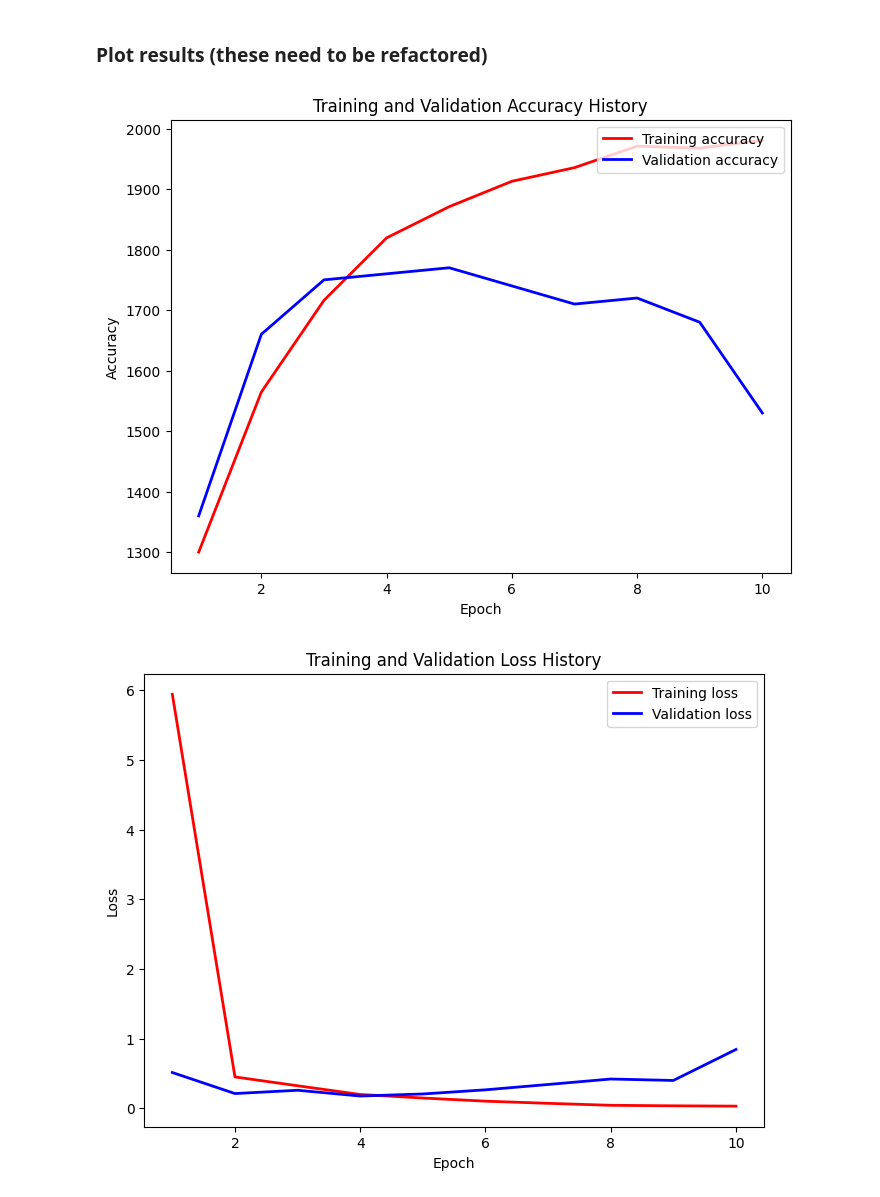
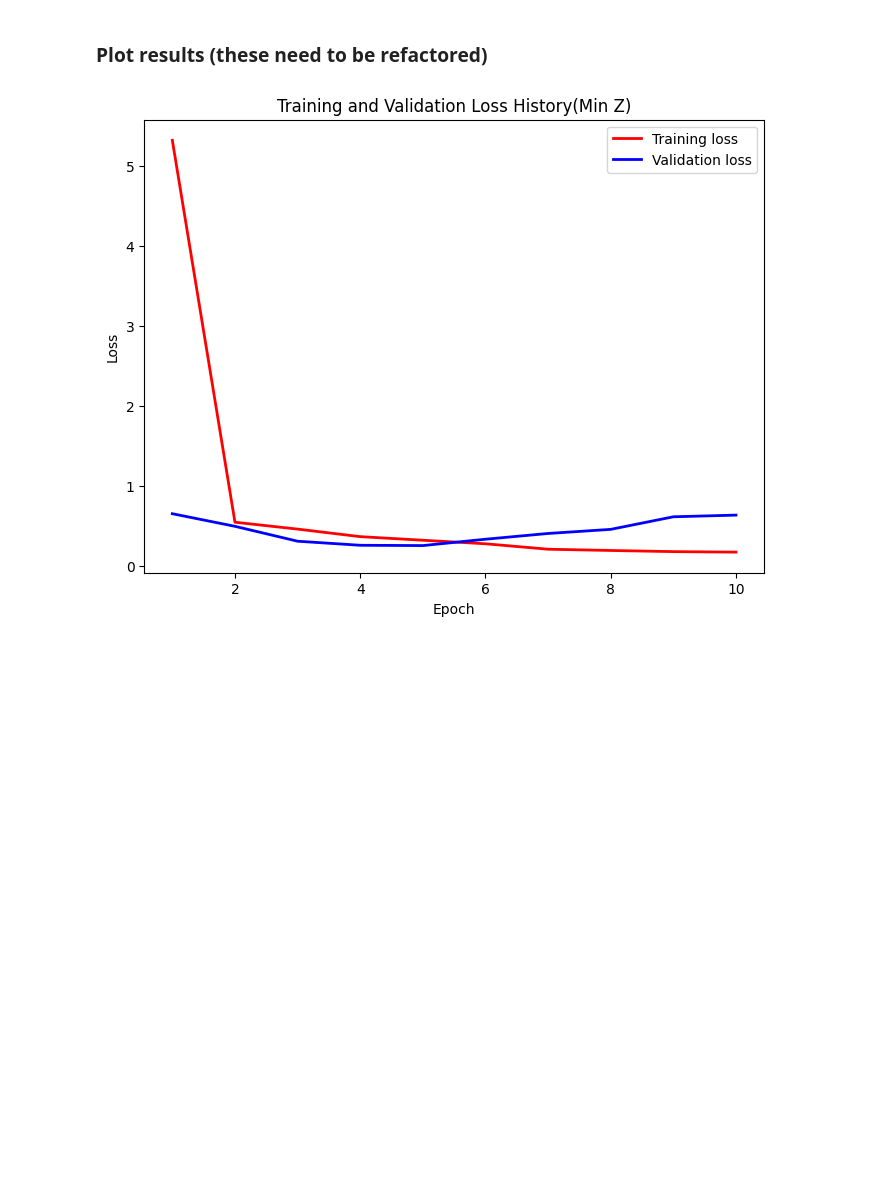
Before and after one commit to abao1999/Embryos, a Jupyter notebook: notebooks/classify_fluo_CNN_torch.ipynb, the cells around one changed output. Saved outputs shown, nothing was run; the diff lists cells and outputs as text; code cells hidden in the pictures; blank space fills up the shorter version.

Commit message:
Added visualizations to pytorch model

```diff
--- a/notebooks/classify_fluo_CNN_torch.ipynb
+++ b/notebooks/classify_fluo_CNN_torch.ipynb
@@ -465,7 +484,7 @@ class LinearClassifier(nn.Module):
 # %%
 import torch.optim as optim
 
-def createLossAndOptimizer(net, learning_rate=0.01):
+def createLossAndOptimizer(net, learning_rate=0.001):
     # it combines softmax with negative log likelihood loss
     criterion = nn.CrossEntropyLoss()
     #optimizer = optim.SGD(net.parameters(), lr=learning_rate, momentum=0.9)
@@ -511,8 +530,8 @@ def train(net, batch_size, n_epochs, learning_rate):
     # Init variables used for plotting the loss
     train_history = []
     val_history = []
-    train_history_acc = []
-    val_history_acc = []
+    # train_history_acc = []
+    # val_history_acc = []
 
     training_start_time = time.time()
     best_error = np.inf
@@ -534,7 +553,6 @@ def train(net, batch_size, n_epochs, learning_rate):
         print_every = n_minibatches // 10
         start_time = time.time()
         total_train_loss = 0
-        n_correct_train = 0
 
         for i, (inputs, labels) in enumerate(train_loader):
 
@@ -546,7 +564,6 @@ def train(net, batch_size, n_epochs, learning_rate):
 
             # forward + backward + optimize
             outputs = net(inputs)
-
             loss = criterion(outputs, labels)
             loss.backward()
             optimizer.step()
@@ -563,16 +580,9 @@ def train(net, batch_size, n_epochs, learning_rate):
                 running_loss = 0.0
                 start_time = time.time()
 
-            _, predictions = torch.max(outputs.data, 1)
-            n_correct_train += (predictions == labels).float().sum()
-
-
-        train_accuracy = 100 * n_correct_train / len(train_loader)
-        train_history_acc.append(train_accuracy)
         train_history.append(total_train_loss / len(train_loader))
 
         total_val_loss = 0
-        n_correct_val = 0
         # Do a pass on the validation set
         # We don't need to compute gradient,
         # we save memory and computation using torch.no_grad()
@@ -581,16 +591,10 @@ def train(net, batch_size, n_epochs, learning_rate):
               # Move tensors to correct device
               inputs, labels = inputs.to(device), labels.to(device)
               # Forward pass
-              outputs = net(inputs)
-
-              val_loss = criterion(outputs, labels)
+              predictions = net(inputs)
+              val_loss = criterion(predictions, labels)
               total_val_loss += val_loss.item()
 
-              _, predictions = torch.max(outputs.data, 1)
-              n_correct_val += (predictions == labels).float().sum()
-
-        val_accuracy = 100 * n_correct_val / len(val_loader)
-        val_history_acc.append(val_accuracy)
         val_history.append(total_val_loss / len(val_loader))
         # Save model that performs best on validation set
         if total_val_loss < best_error:
@@ -604,11 +608,11 @@ def train(net, batch_size, n_epochs, learning_rate):
     # Load best model
     net.load_state_dict(torch.load(best_model_path))
 
-    return train_history, val_history, train_history_acc, val_history_acc
+    return train_history, val_history
 # %%
 net = SimpleConvolutionalNetwork()
 
-train_history, val_history, train_history_acc, val_history_acc = train(net, batch_size=batch_size, n_epochs=10, learning_rate=0.001)
+train_history, val_history = train(net, batch_size=batch_size, n_epochs=10, learning_rate=0.001)
 # %% [output]
 ===== HYPERPARAMETERS =====
 batch_size= 20
@@ -676,19 +708,7 @@ def plot_losses(train_history, val_history):
     plt.xlabel('Epoch')
     plt.ylabel('Loss')
     plt.legend(loc='upper right')
-    plt.title("Training and Validation Loss History")
-    plt.show()
-
-def plot_accuracy(train_accs, val_accs):
-    x = np.arange(1, len(train_history) + 1)
-
-    plt.figure(figsize=(8, 6), dpi=100)
-    plt.plot(x, train_accs, '-r', label="Training accuracy", linewidth=2)
-    plt.plot(x, val_accs, '-b', label="Validation accuracy", linewidth=2)
-    plt.xlabel('Epoch')
-    plt.ylabel('Accuracy')
-    plt.legend(loc='upper right')
-    plt.title("Training and Validation Accuracy History")
+    plt.title("Training and Validation Loss History" + "(" + z_agg_mode + ")")
     plt.show()
 
 def plot_confusion_matrix(cm, classes,
@@ -736,16 +756,14 @@ def plot_confusion_matrix(cm, classes,
 # %%
 # plt.figure()
 # plt.plot(np.arange(0,epochs,1),train_loss_lst,'r')
 # plt.ylabel('Training Loss')
 # plt.xlabel('Epoch')
 # plt.title('CNN Classify Fluo Polarization')
 # plt.show()
 
-plot_accuracy(train_history_acc, val_history_acc)
 plot_losses(train_history, val_history)
 # %% [output]
-[figure, old version]
+[figure, new version]
-[figure, removed]
 # %%
 # plt.figure()
 # plt.plot(np.arange(0,epochs,1),val_acc_lst,'r')
```
Also changed, not shown: parts of 13 cells of this notebook.
